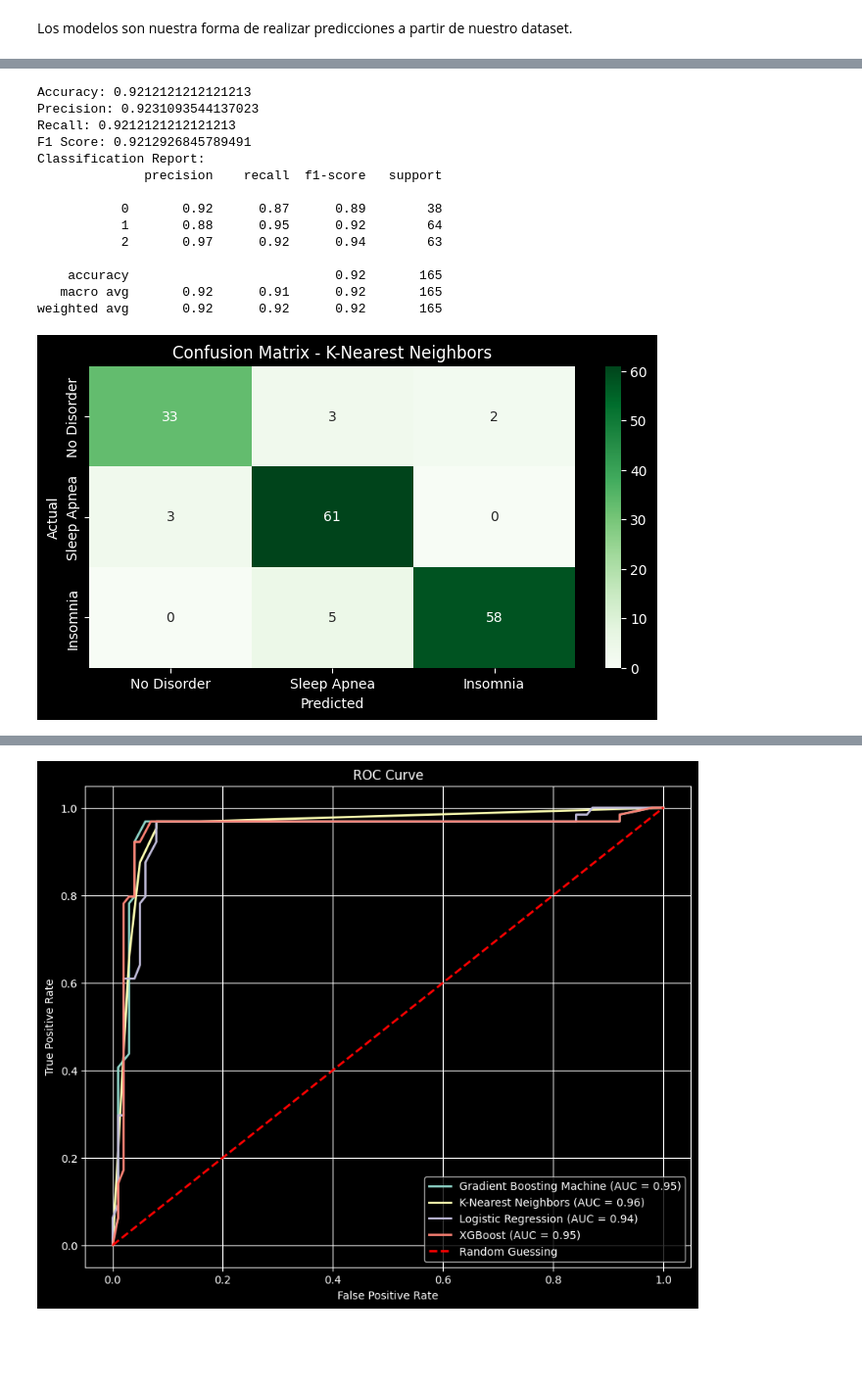
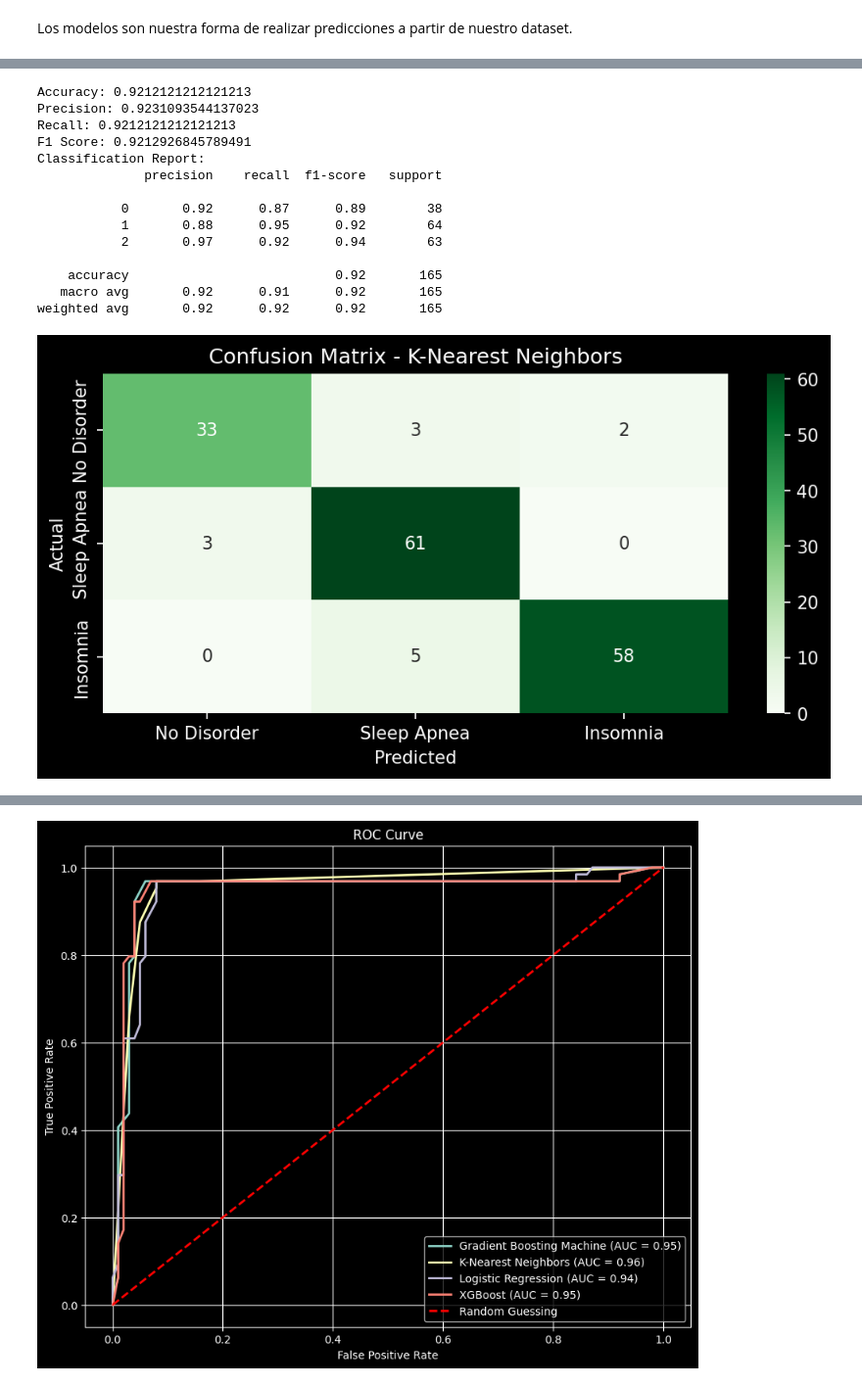
Before and after one commit to zamef/TSBM.TranstornoS, a Jupyter notebook: SleepDisorder.ipynb, the cells around one changed output, grey strips where cells are left out. Shown at 98% size. Drawn from its saved outputs; the diff is of its cells as text; code cells hidden in the pictures; blank space fills up the shorter version.

```diff
--- a/SleepDisorder.ipynb
+++ b/SleepDisorder.ipynb
@@ -402,7 +402,7 @@ weighted avg       0.93      0.93      0.93       165
 from sklearn.neighbors import KNeighborsClassifier
 
 # modelo de clasificación KNN
-knn_clf = KNeighborsClassifier(n_neighbors=5)   # k = 5
+knn_clf = KNeighborsClassifier(n_neighbors=5, algorithm='brute')   # k = 5
 
 # entrenamiento del modelo
 knn_clf.fit(X_train, y_train)
@@ -421,35 +421,35 @@ print(f"Accuracy: {accuracy_knn}")
 print(f"Precision: {precision_knn}")
 print(f"Recall: {recall_knn}")
 print(f"F1 Score: {f1_knn}")
 
 # reporte
 print("Classification Report:")
 print(classification_report(y_test, y_pred))
 
 # matriz de confusión
 cm = confusion_matrix(y_test, y_pred)
-plt.figure(figsize=(8, 4))
+plt.figure(figsize=(8, 3.5), dpi=150)
 sns.heatmap(cm, annot=True, cmap='Greens', fmt='d', xticklabels=['No Disorder', 'Sleep Apnea', 'Insomnia'], yticklabels=['No Disorder', 'Sleep Apnea', 'Insomnia'])
 plt.xlabel('Predicted')
 plt.ylabel('Actual')
 plt.title('Confusion Matrix - K-Nearest Neighbors')
 plt.show()
 # %% [output]
 Accuracy: 0.9212121212121213
 Precision: 0.9231093544137023
 Recall: 0.9212121212121213
 F1 Score: 0.9212926845789491
 Classification Report:
               precision    recall  f1-score   support
 
            0       0.92      0.87      0.89        38
            1       0.88      0.95      0.92        64
            2       0.97      0.92      0.94        63
 
     accuracy                           0.92       165
    macro avg       0.92      0.91      0.92       165
 weighted avg       0.92      0.92      0.92       165
-[figure, old version]
+[figure, new version]
 # %%
 from sklearn.svm import SVC
 
```
Also changed, not shown: parts of 5 cells of this notebook.
